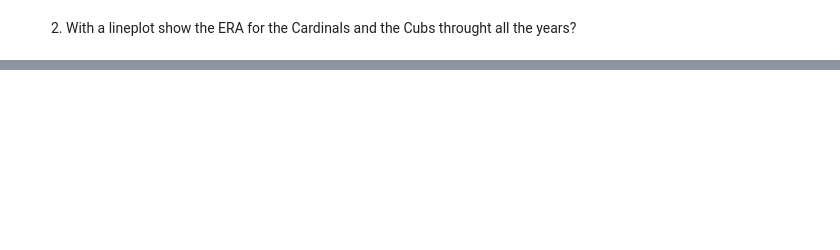
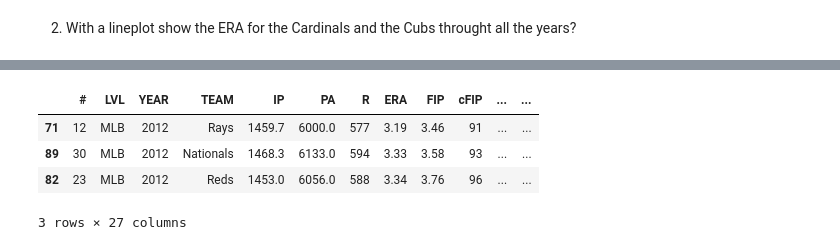
Before and after one commit to SheltonBlackwell/Data-Analysis-Notebook, a Jupyter notebook: Data analysis Notebook.ipynb, the cells around one changed output, grey strips where cells are left out. Saved outputs shown, nothing was run; the diff lists cells and outputs as text; code cells hidden in the pictures; blank space fills up the shorter version.

```diff
--- a/Data analysis Notebook.ipynb
+++ b/Data analysis Notebook.ipynb
@@ -104,0 +106,9 @@ plt.title("Teams SO9 Compared to IP",fontsize=15);
+# %%
+team_whip = combined[(combined.YEAR == 2012)]
+team_whip.sort_values('WHIP').groupby(team_whip['TEAM']).tail(1).sort_values('WHIP').head(3)
+# %% [output]
+|  | # | LVL | YEAR | TEAM | IP | PA | R | ERA | FIP | cFIP | ... | ... |
+| 71 | 12 | MLB | 2012 | Rays | 1459.7 | 6000.0 | 577 | 3.19 | 3.46 | 91 | ... | ... |
+| 89 | 30 | MLB | 2012 | Nationals | 1468.3 | 6133.0 | 594 | 3.33 | 3.58 | 93 | ... | ... |
+| 82 | 23 | MLB | 2012 | Reds | 1453.0 | 6056.0 | 588 | 3.34 | 3.76 | 96 | ... | ... |
+3 rows × 27 columns
```
Also changed, not shown: parts of 10 cells of this notebook.
